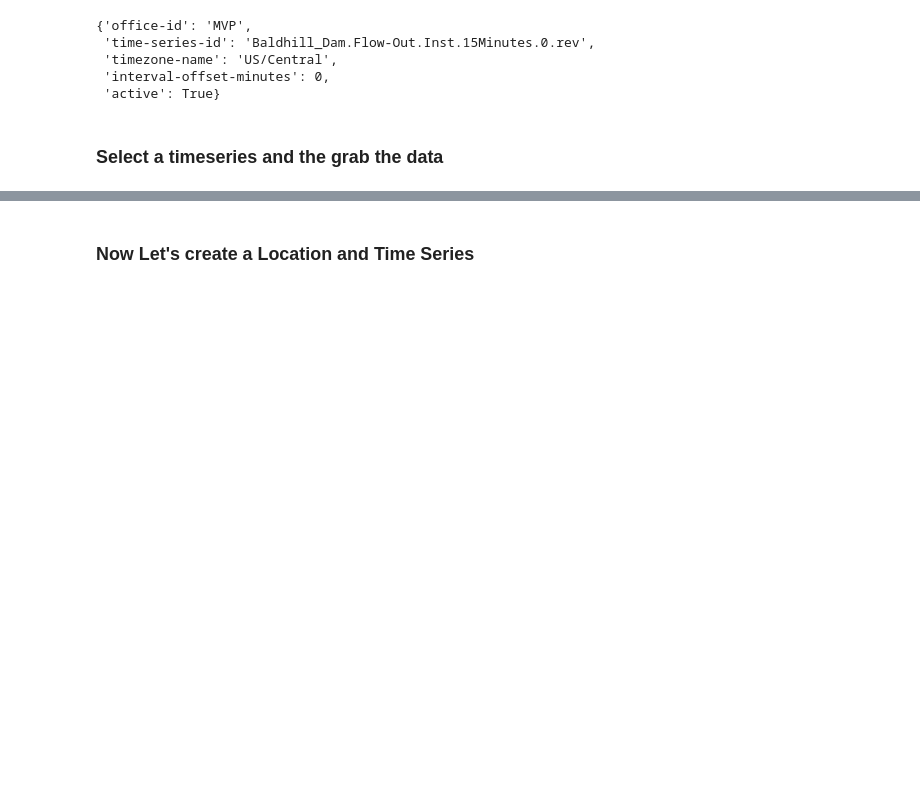
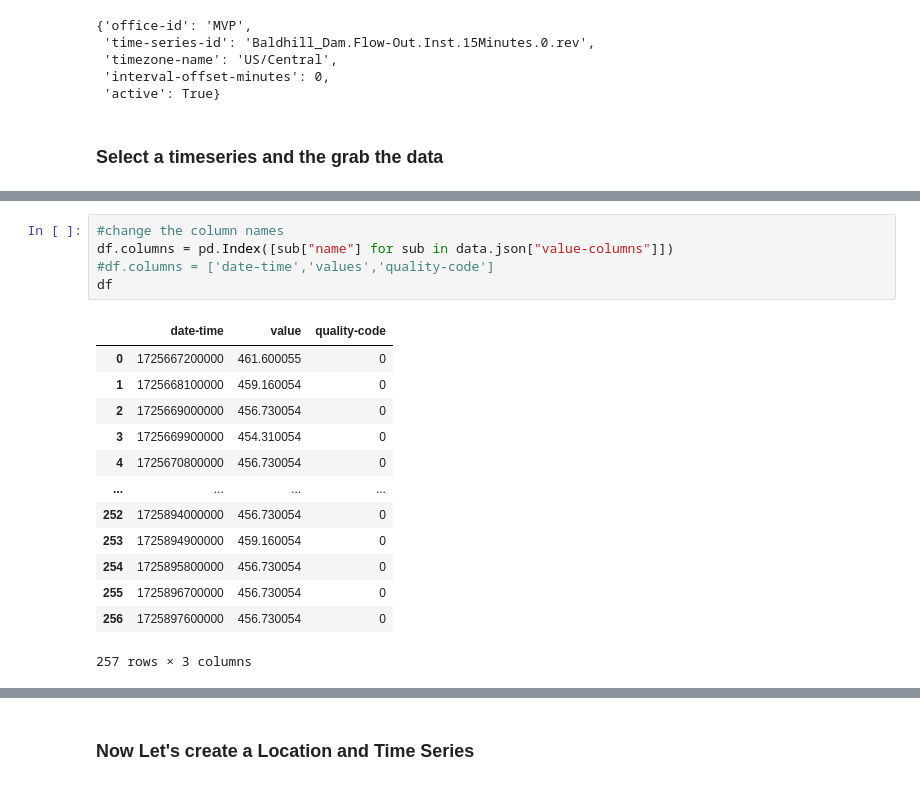
Before and after one commit to HydrologicEngineeringCenter/cwms-python, a Jupyter notebook: examples/01_cwms_timeseries_location_examples.ipynb, the cells around one changed output, grey strips where cells are left out. Saved outputs shown, nothing was run; the diff lists cells and outputs as text; blank space fills up the shorter version.

```diff
--- a/examples/01_cwms_timeseries_location_examples.ipynb
+++ b/examples/01_cwms_timeseries_location_examples.ipynb
@@ -106,0 +143,19 @@ data.df
+# %%
+#change the column names
+df.columns = pd.Index([sub["name"] for sub in data.json["value-columns"]])
+#df.columns = ['date-time','values','quality-code']
+df
+# %% [output]
+|  | date-time | value | quality-code |
+| 0 | 1725667200000 | 461.600055 | 0 |
+| 1 | 1725668100000 | 459.160054 | 0 |
+| 2 | 1725669000000 | 456.730054 | 0 |
+| 3 | 1725669900000 | 454.310054 | 0 |
+| 4 | 1725670800000 | 456.730054 | 0 |
+| ... | ... | ... | ... |
+| 252 | 1725894000000 | 456.730054 | 0 |
+| 253 | 1725894900000 | 459.160054 | 0 |
+| 254 | 1725895800000 | 456.730054 | 0 |
+| 255 | 1725896700000 | 456.730054 | 0 |
+| 256 | 1725897600000 | 456.730054 | 0 |
+257 rows × 3 columns
```
Also changed, not shown: parts of 10 cells of this notebook, 2 other files.
